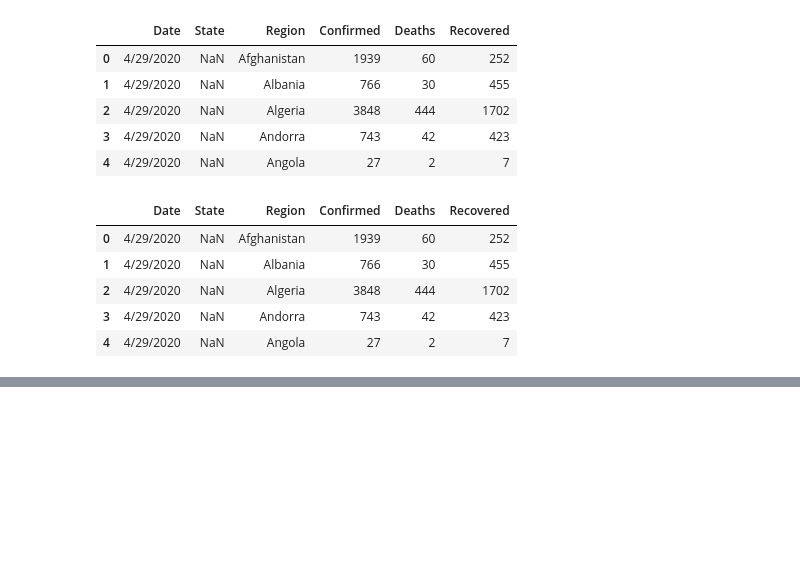
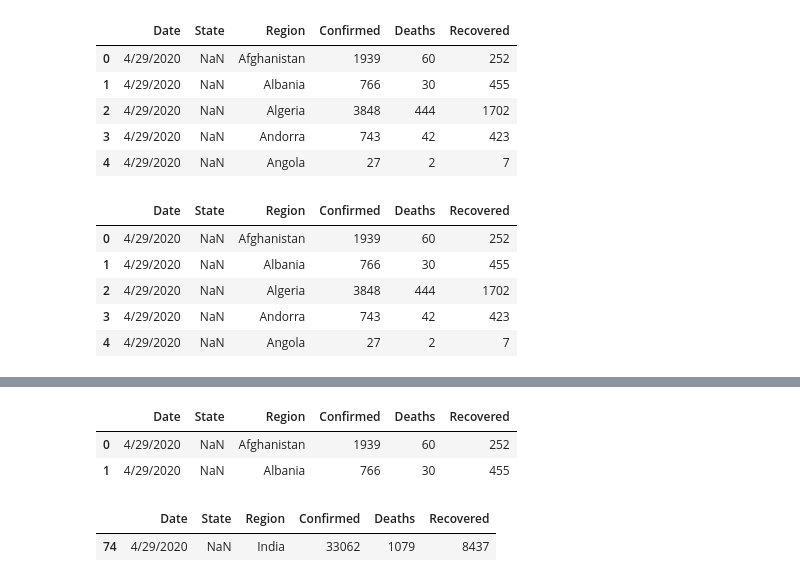
Before and after one commit to YonInsights/Project-6, a Jupyter notebook: Project-6.ipynb, the cells around one changed output, grey strips where cells are left out. Saved outputs shown, nothing was run; the diff lists cells and outputs as text; code cells hidden in the pictures; blank space fills up the shorter version.

```diff
--- a/Project-6.ipynb
+++ b/Project-6.ipynb
@@ -135,0 +160,11 @@ Name: Confirmed, Length: 180, dtype: int64
+# %%
+data.head(2)
+# %% [output]
+|  | Date | State | Region | Confirmed | Deaths | Recovered |
+| 0 | 4/29/2020 | NaN | Afghanistan | 1939 | 60 | 252 |
+| 1 | 4/29/2020 | NaN | Albania | 766 | 30 | 455 |
+# %%
+data[data.Region=='India']
+# %% [output]
+|  | Date | State | Region | Confirmed | Deaths | Recovered |
+| 74 | 4/29/2020 | NaN | India | 33062 | 1079 | 8437 |
```
Also changed, not shown: parts of 7 cells of this notebook.
